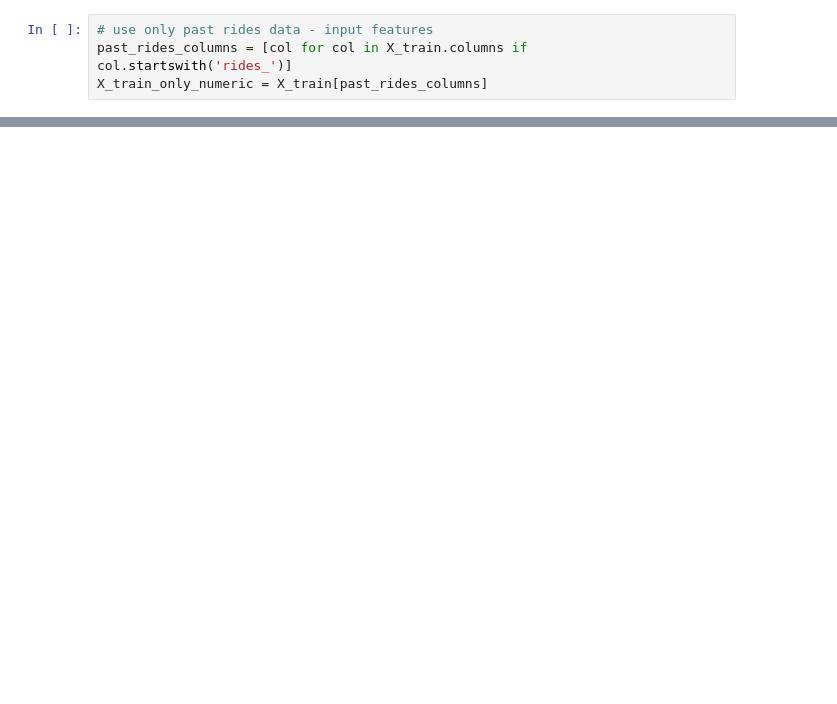
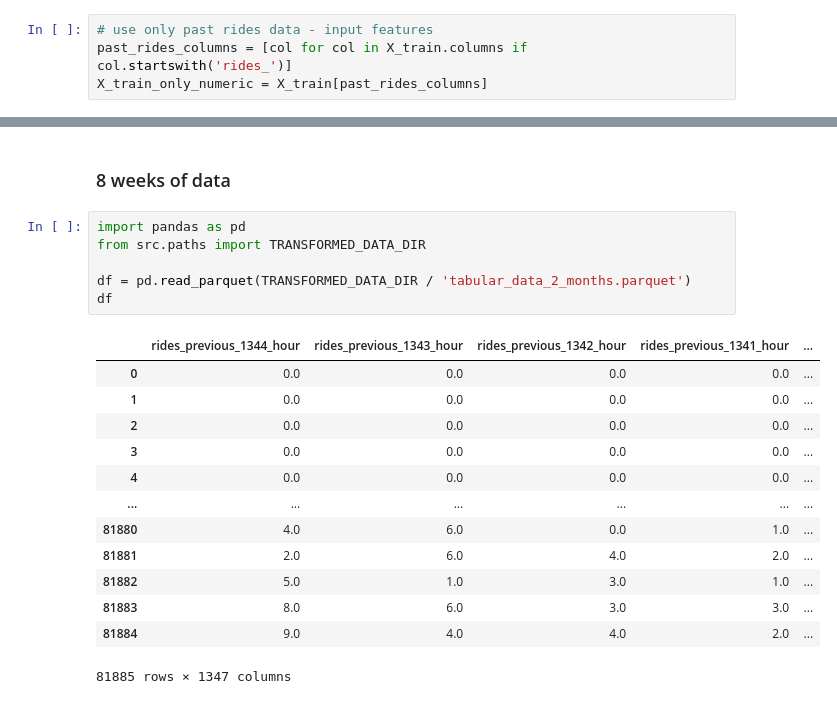
Before and after one commit to bormaley999/taxi_demand_predictor, a Jupyter notebook: notebooks/08_lightgbm_model.ipynb, the cells around one changed output, grey strips where cells are left out. Saved outputs shown, nothing was run; the diff lists cells and outputs as text; blank space fills up the shorter version.

```diff
--- a/notebooks/08_lightgbm_model.ipynb
+++ b/notebooks/08_lightgbm_model.ipynb
@@ -67,0 +75,22 @@ print(f'{test_mae=}')
+# %% [markdown]
+### 8 weeks of data
+# %%
+import pandas as pd
+from src.paths import TRANSFORMED_DATA_DIR
+
+df = pd.read_parquet(TRANSFORMED_DATA_DIR / 'tabular_data_2_months.parquet')
+df
+# %% [output]
+|  | rides_previous_1344_hour | rides_previous_1343_hour | rides_previous_1342_hour | rides_previous_1341_hour | ... |
+| 0 | 0.0 | 0.0 | 0.0 | 0.0 | ... |
+| 1 | 0.0 | 0.0 | 0.0 | 0.0 | ... |
+| 2 | 0.0 | 0.0 | 0.0 | 0.0 | ... |
+| 3 | 0.0 | 0.0 | 0.0 | 0.0 | ... |
+| 4 | 0.0 | 0.0 | 0.0 | 0.0 | ... |
+| ... | ... | ... | ... | ... | ... |
+| 81880 | 4.0 | 6.0 | 0.0 | 1.0 | ... |
+| 81881 | 2.0 | 6.0 | 4.0 | 2.0 | ... |
+| 81882 | 5.0 | 1.0 | 3.0 | 1.0 | ... |
+| 81883 | 8.0 | 6.0 | 3.0 | 3.0 | ... |
+| 81884 | 9.0 | 4.0 | 4.0 | 2.0 | ... |
+81885 rows × 1347 columns
```
Also changed, not shown: parts of 11 cells of this notebook, 2 other files.
